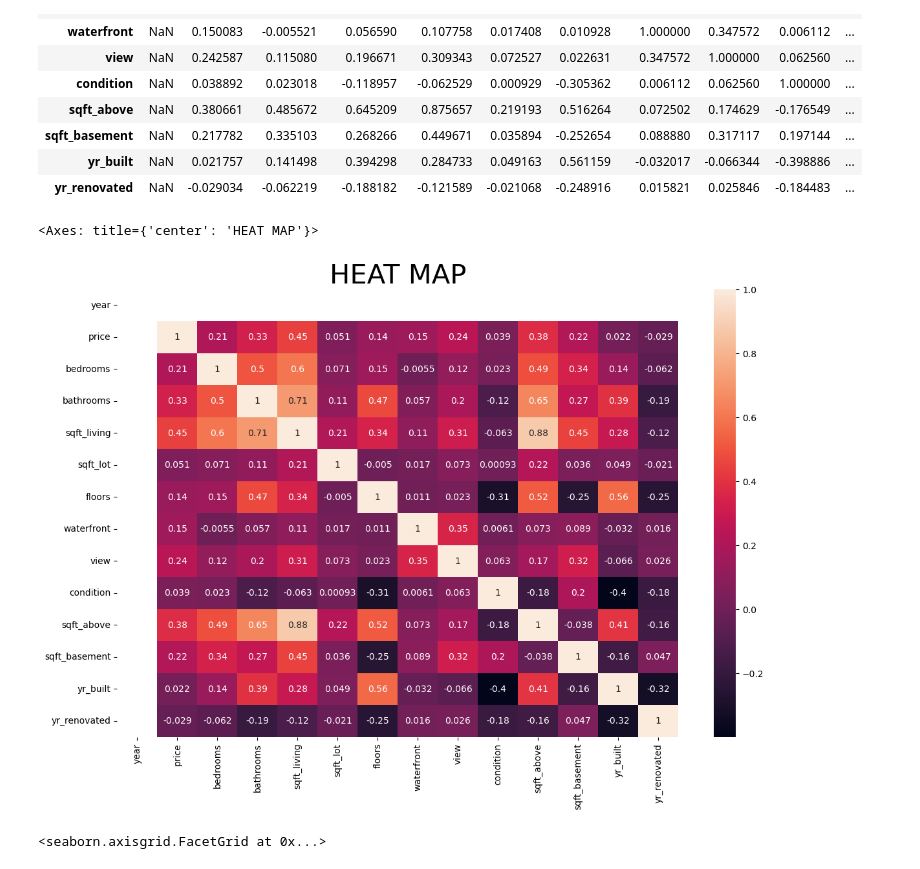
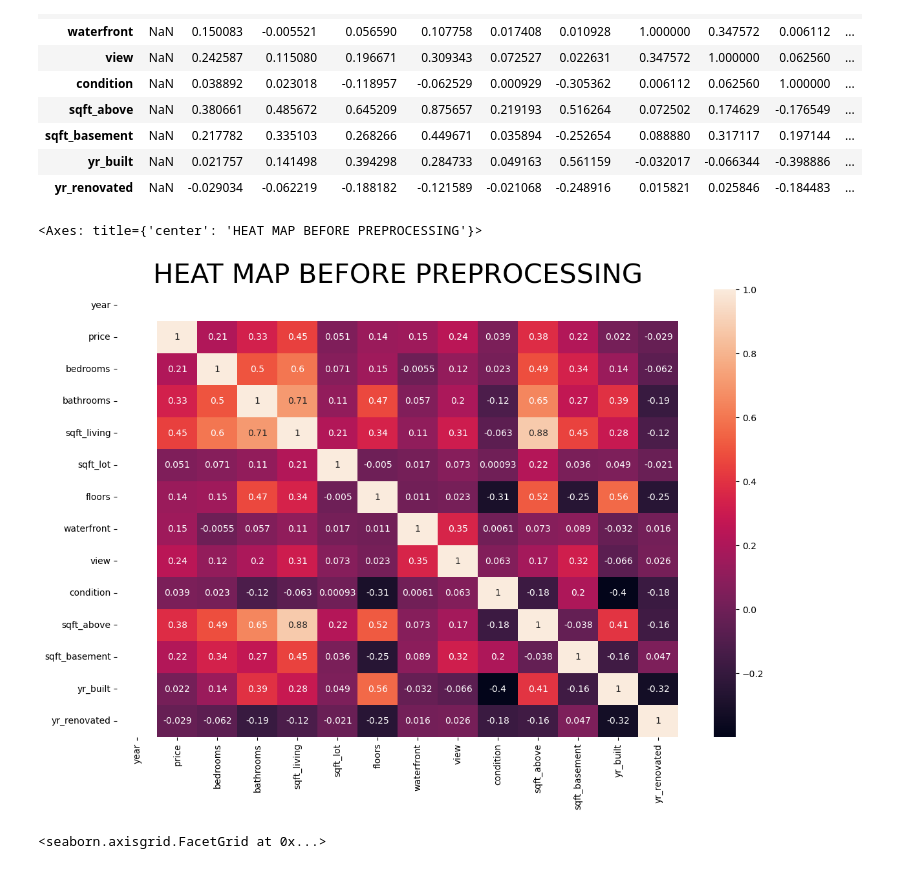
Before and after one commit to abhi-2364/Bharat-Intern, a Jupyter notebook: House Price Prediction/HousePricePrediction.ipynb, the cells around one changed output. Saved outputs shown, nothing was run; the diff lists cells and outputs as text; code cells hidden in the pictures.

```diff
--- a/House Price Prediction/HousePricePrediction.ipynb
+++ b/House Price Prediction/HousePricePrediction.ipynb
@@ -300,11 +300,11 @@ data.corr()
 | yr_renovated | NaN | -0.029034 | -0.062219 | -0.188182 | -0.121589 | -0.021068 | -0.248916 | 0.015821 | 0.025846 | -0.184483 | ... |
 # %%
 plt.figure(figsize=(14,9))
-plt.title("HEAT MAP",size=30)
+plt.title("HEAT MAP BEFORE PREPROCESSING",size=30)
 sns.heatmap(data.corr(numeric_only = True), annot=True)
 # %% [output]
-<Axes: title={'center': 'HEAT MAP'}>
+<Axes: title={'center': 'HEAT MAP BEFORE PREPROCESSING'}>
-[figure, old version]
+[figure, new version]
 # %%
 plt.figure(figsize=(30,10))
 plt.title('Price Plot')
```
Also changed, not shown: parts of 5 cells of this notebook, 1 other file.
